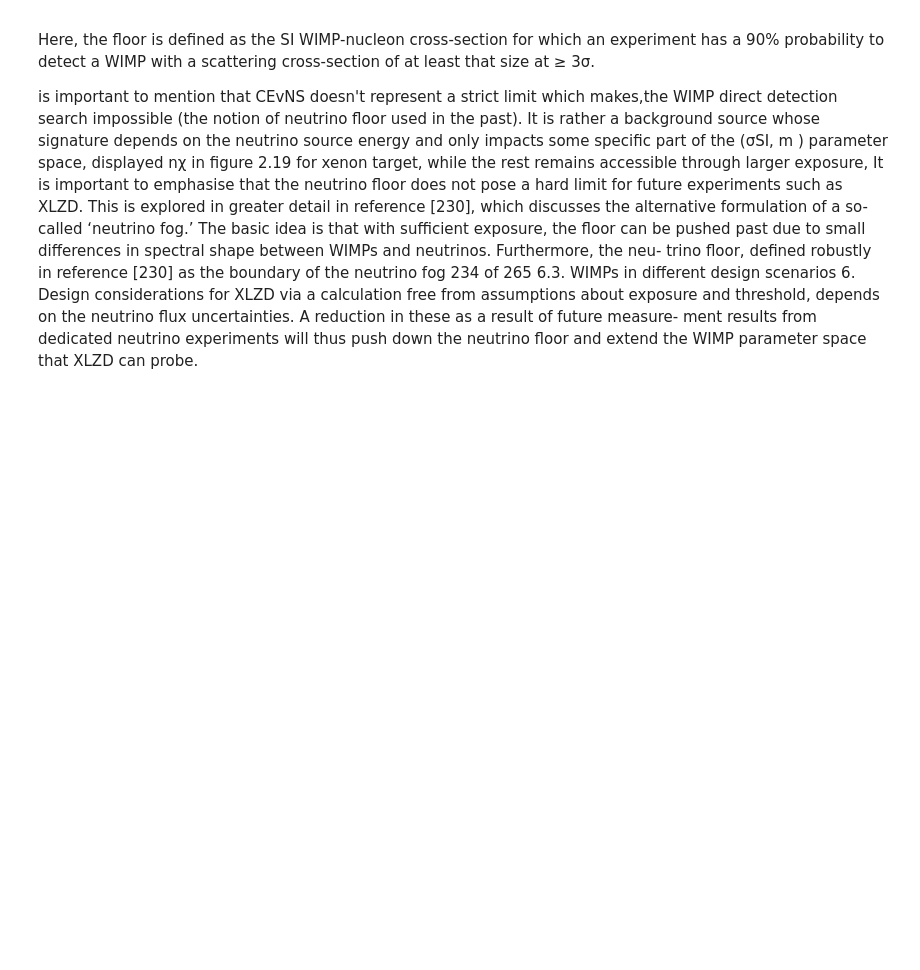
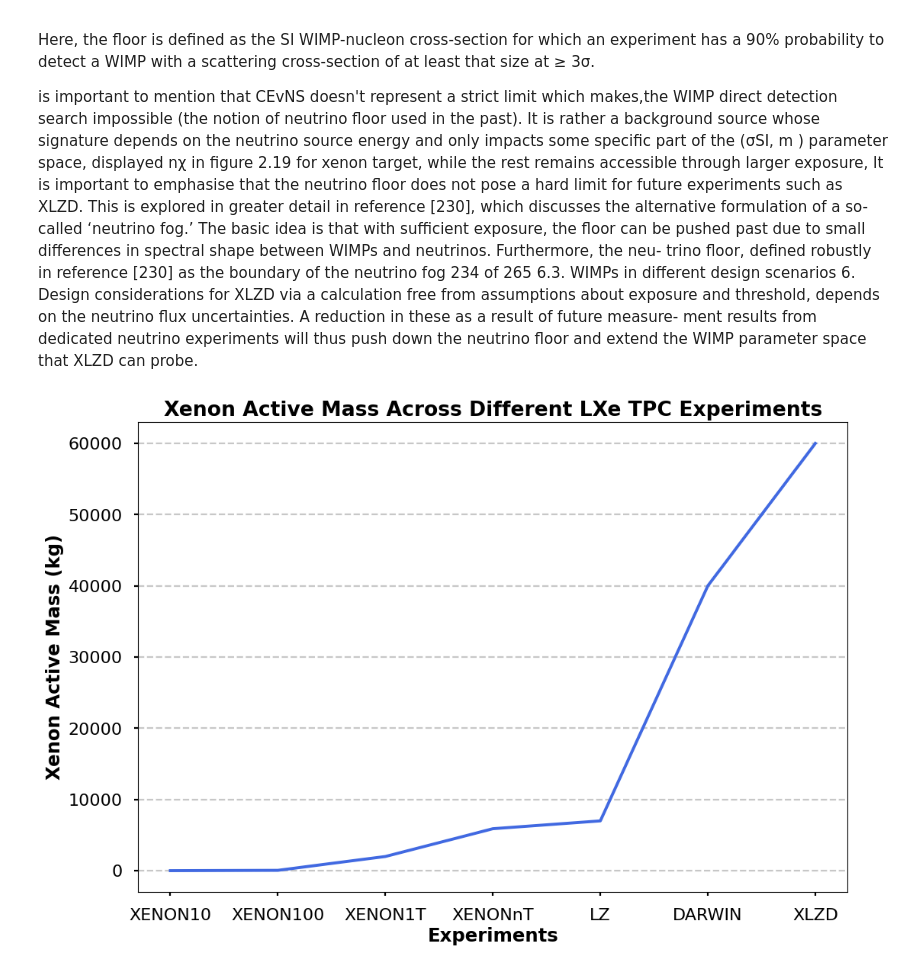
Before and after one commit to robertsjames/FlameFitSimple, a Jupyter notebook: analyses/sensitivity plots.ipynb, the cells around one changed output. Drawn from its saved outputs; the diff is of its cells as text; code cells hidden in the pictures; blank space fills up the shorter version.

Commit message:
added TPC and LXe content plot and modified the wimp landscape to have migdal results from XLZD low mass study

```diff
--- a/analyses/sensitivity plots.ipynb
+++ b/analyses/sensitivity plots.ipynb
@@ -113,3 +113,24 @@ in figure 2.19 for xenon target, while the rest remains accessible through large
  234 of 265
 6.3. WIMPs in different design scenarios 6. Design considerations for XLZD
  via a calculation free from assumptions about exposure and threshold, depends on the neutrino flux uncertainties. A reduction in these as a result of future measure- ment results from dedicated neutrino experiments will thus push down the neutrino floor and extend the WIMP parameter space that XLZD can probe.
+# %%
+import matplotlib.pyplot as plt
+
+# Experiment names
+experiments = ["XENON10", "XENON100", "XENON1T", "XENONnT", "LZ","DARWIN", "XLZD"]
+
+# Corresponding Xenon mass (in kg)
+xenon_mass = [15, 62, 2000, 5900, 7000,40000,60000]
+# Create plot
+plt.figure(figsize=(12,8))
+plt.plot(experiments, xenon_mass, color='royalblue')
+plt.xlabel("Experiments",fontweight="bold")
+plt.ylabel("Xenon Active Mass (kg)",fontweight="bold")
+plt.title("Xenon Active Mass Across Different LXe TPC Experiments", fontweight="bold")
+plt.grid(axis='y', linestyle='--', alpha=0.7)
+
+# Show plot
+plt.style.use('seaborn-v0_8-poster')
+plt.show()
+# %% [output]
+[figure, added]
```
